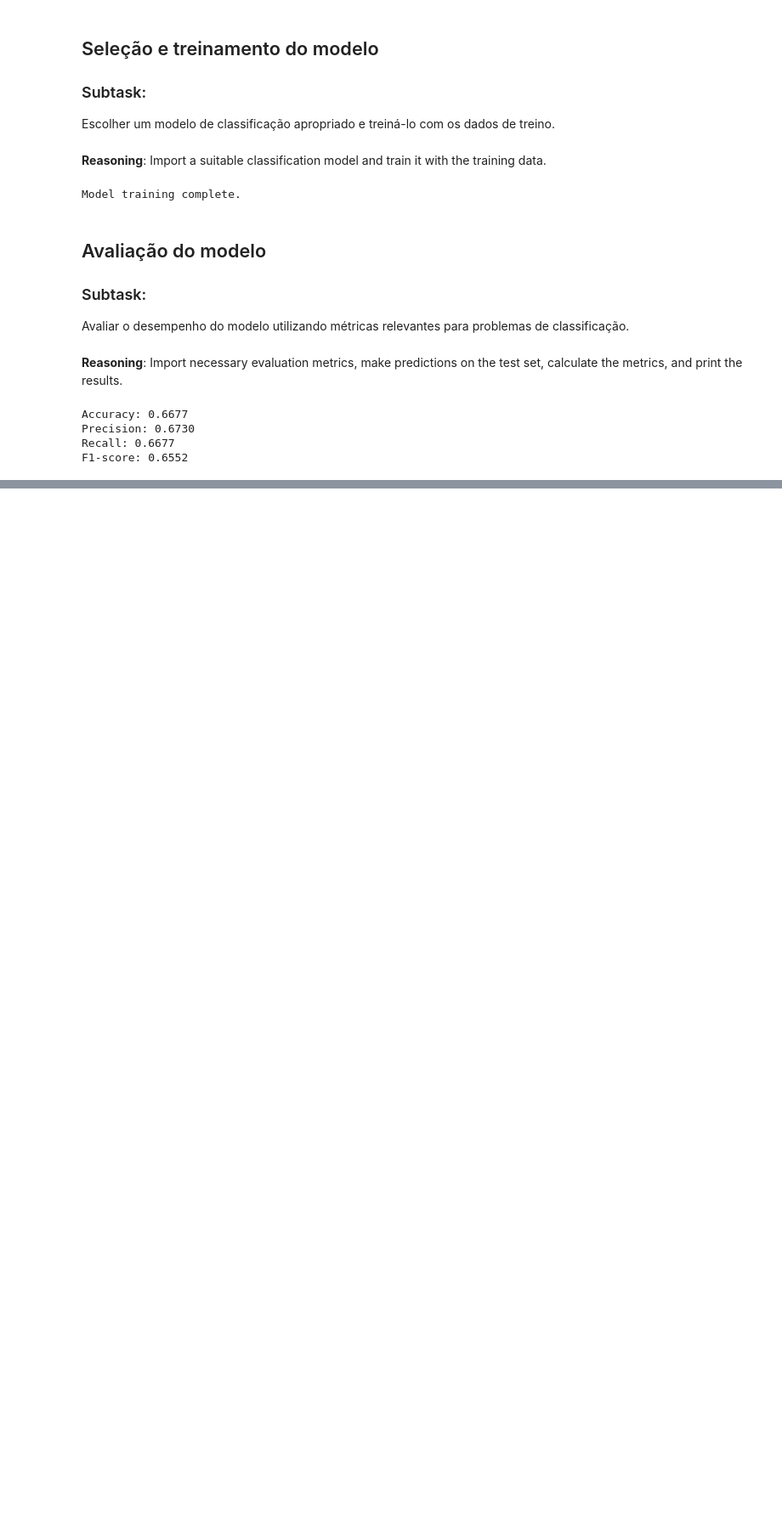
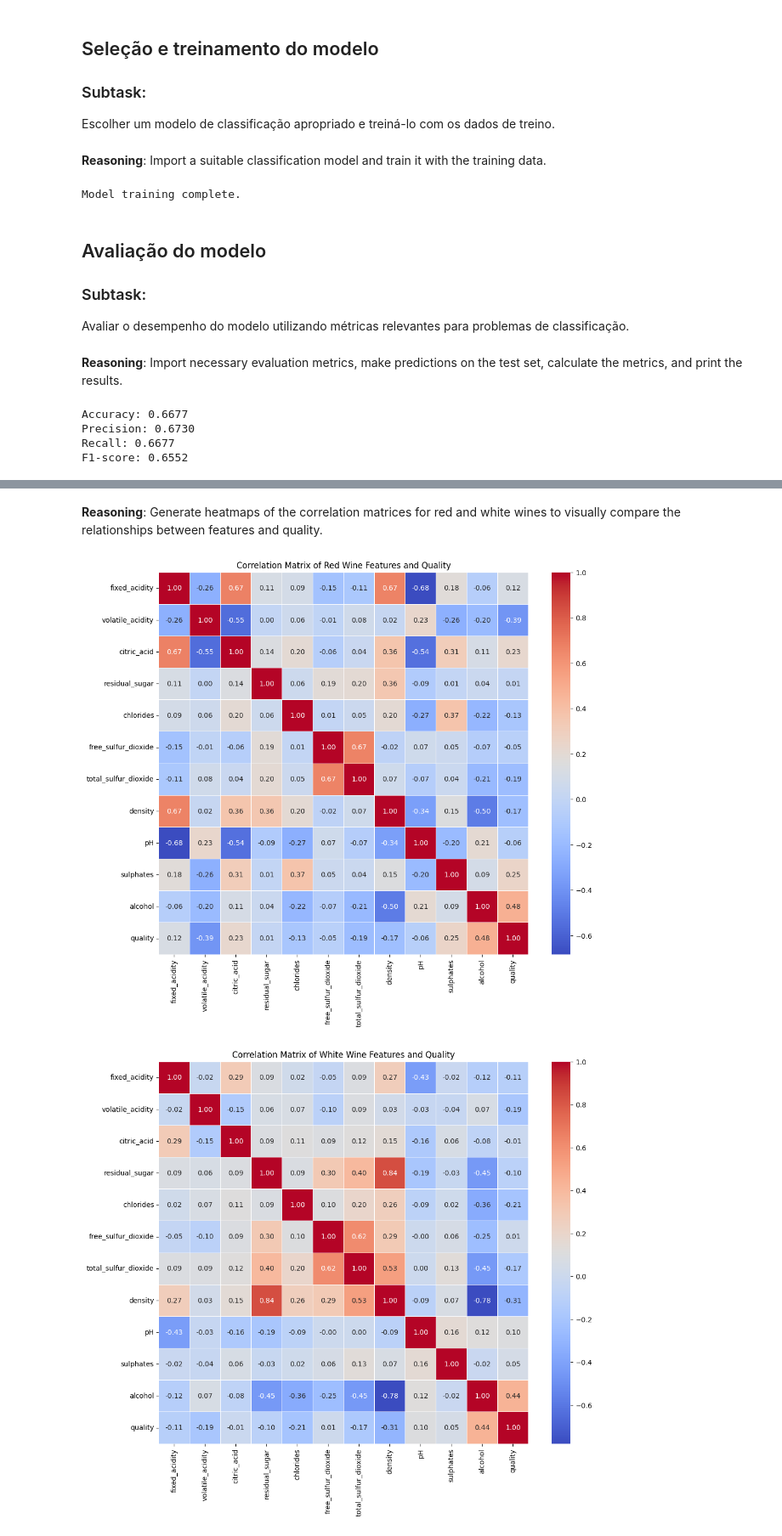
Before and after one commit to joaogcastro/data-science, a Jupyter notebook: Projeto_UP_DS_SI.ipynb, the cells around one changed output, grey strips where cells are left out. Shown at 85% size. Saved outputs shown, nothing was run; the diff lists cells and outputs as text; code cells hidden in the pictures; blank space fills up the shorter version.

```diff
--- a/Projeto_UP_DS_SI.ipynb
+++ b/Projeto_UP_DS_SI.ipynb
@@ -679,0 +697,20 @@ dtype: float64
+# %%
+# Calculate the correlation matrix for red wine
+correlation_matrix_red = df_red_wine.corr(numeric_only=True)
+
+# Extract correlations with the 'quality' column for red wine
+quality_correlations_red = correlation_matrix_red['quality'].sort_values(ascending=False)
+
+# Display the sorted correlations for red wine
+print("Correlations with 'quality' column for RED wine (sorted):")
+display(quality_correlations_red)
+
+# Calculate the correlation matrix for white wine
+correlation_matrix_white = df_white_wine.corr(numeric_only=True)
+
+# Extract correlations with the 'quality' column for white wine
+quality_correlations_white = correlation_matrix_white['quality'].sort_values(ascending=False)
+
+# Display the sorted correlations for white wine
+print("\nCorrelations with 'quality' column for WHITE wine (sorted):")
+display(quality_correlations_white)
@@ -679,0 +786,21 @@ dtype: float64
+# %% [markdown]
+**Reasoning**:
+Generate heatmaps of the correlation matrices for red and white wines to visually compare the relationships between features and quality.
+# %%
+import matplotlib.pyplot as plt
+import seaborn as sns
+
+# Generate heatmap for red wine
+plt.figure(figsize=(12, 10))
+sns.heatmap(correlation_matrix_red, annot=True, cmap='coolwarm', fmt=".2f", linewidths=.5)
+plt.title('Correlation Matrix of Red Wine Features and Quality')
+plt.show()
+
+# Generate heatmap for white wine
+plt.figure(figsize=(12, 10))
+sns.heatmap(correlation_matrix_white, annot=True, cmap='coolwarm', fmt=".2f", linewidths=.5)
+plt.title('Correlation Matrix of White Wine Features and Quality')
+plt.show()
+# %% [output]
+[figure, added]
+[figure, added]
```
Also changed, not shown: parts of 26 cells of this notebook.
